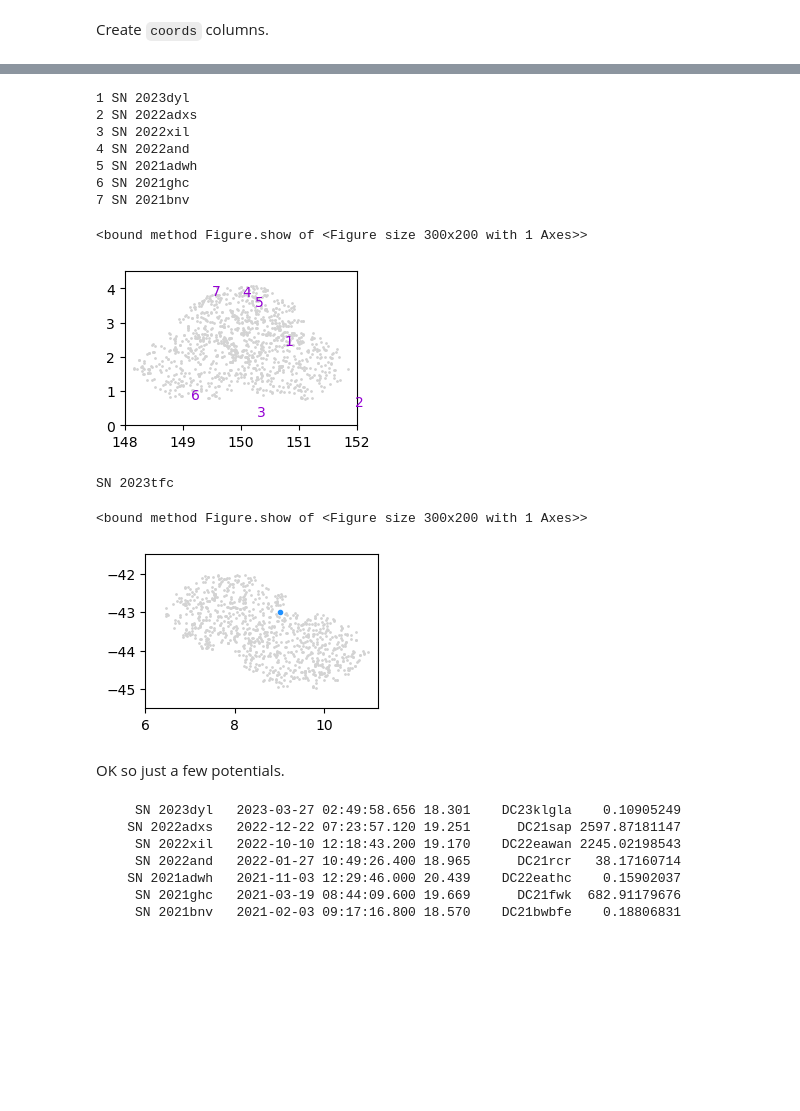
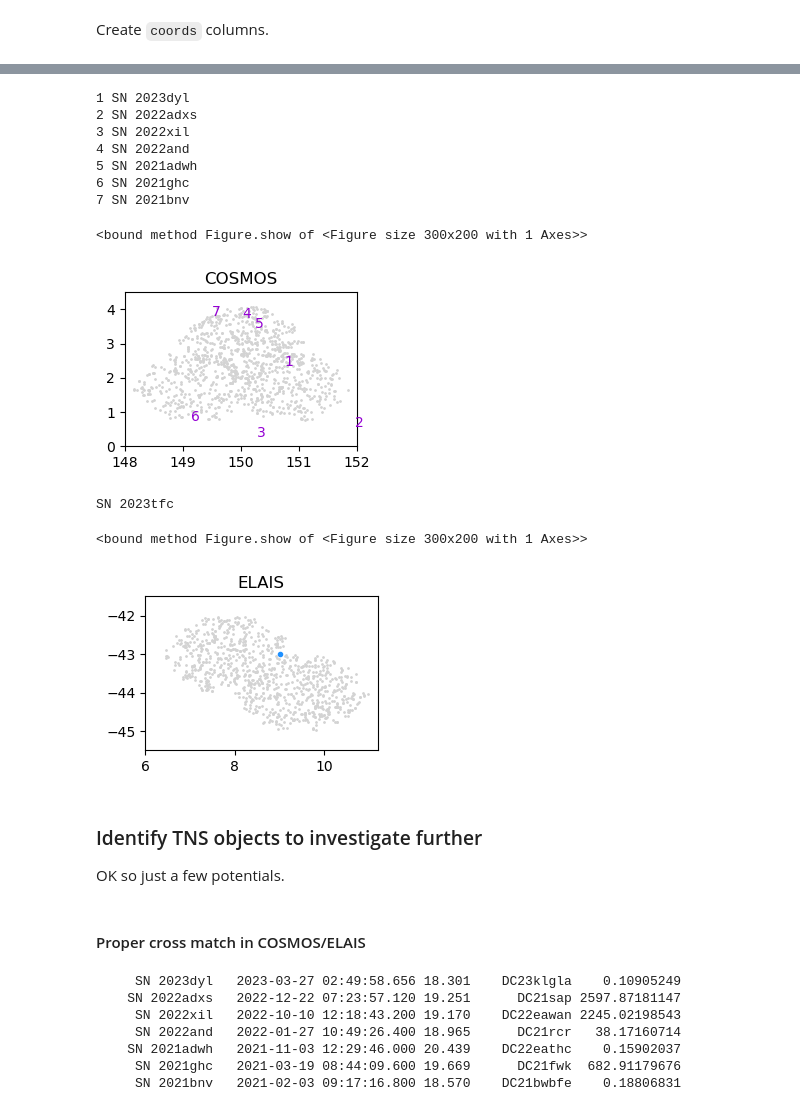
Before and after one commit to MelissaGraham/decam_ddf_tools, a Jupyter notebook: transients_science/cross_matched_tns/analysis_xmatch_tns.ipynb, the cells around one changed output, grey strips where cells are left out. Drawn from its saved outputs; the diff is of its cells as text; code cells hidden in the pictures; blank space fills up the shorter version.

```diff
--- a/transients_science/cross_matched_tns/analysis_xmatch_tns.ipynb
+++ b/transients_science/cross_matched_tns/analysis_xmatch_tns.ipynb
@@ -72,28 +84,29 @@ Plot overlap for COSMOS, then ELAIS.
 # %%
 fig = plt.figure(figsize=(3, 2))
 plt.plot(cc_ra[cx], cc_dec[cx], '.', ms=2, color='lightgrey')
 tmp = 1
 for coord, name in zip(tns_cosmos['coords'], tns_cosmos['Name']):
     ra = coord.ra.deg
     dec = coord.dec.deg
     if (ra > c_ra_l) & (ra < c_ra_h) & (dec > c_de_l) & (dec < c_de_h):
         print(tmp, name)
         plt.text(ra, dec, tmp, color='darkviolet')
         tmp += 1
     del ra, dec
 plt.xlim([c_ra_l, c_ra_h])
 plt.ylim([c_de_l, c_de_h])
+plt.title('COSMOS')
 fig.show
 # %% [output]
 1 SN 2023dyl
 2 SN 2022adxs
 3 SN 2022xil
 4 SN 2022and
 5 SN 2021adwh
 6 SN 2021ghc
 7 SN 2021bnv
 <bound method Figure.show of <Figure size 300x200 with 1 Axes>>
-[figure, old version]
+[figure, new version]
 # %%
 fig = plt.figure(figsize=(3, 2))
 plt.plot(cc_ra[ex], cc_dec[ex], '.', ms=2, color='lightgrey')
@@ -106,18 +119,23 @@ for coord, name in zip(tns_elais['coords'], tns_elais['Name']):
     del ra, dec
 plt.xlim([e_ra_l, e_ra_h])
 plt.ylim([e_de_l, e_de_h])
+plt.title('ELAIS')
 fig.show
 # %% [output]
 SN 2023tfc
 <bound method Figure.show of <Figure size 300x200 with 1 Axes>>
-[figure, old version]
+[figure, new version]
 # %% [markdown]
+### Identify TNS objects to investigate further
+
 OK so just a few potentials.
 # %%
 tns_c_names = np.asarray(['SN 2023dyl', 'SN 2022adxs', 'SN 2022xil',
                           'SN 2022and', 'SN 2021adwh', 'SN 2021ghc',
                           'SN 2021bnv'], dtype='str')
 tns_e_names = np.asarray(['SN 2023tfc'], dtype='str')
+# %% [markdown]
+#### Proper cross match in COSMOS/ELAIS
 # %%
 for name in tns_c_names:
     tx = np.where(tns_cosmos['Name'] == name)[0]
```
Also changed, not shown: parts of 16 cells of this notebook.
